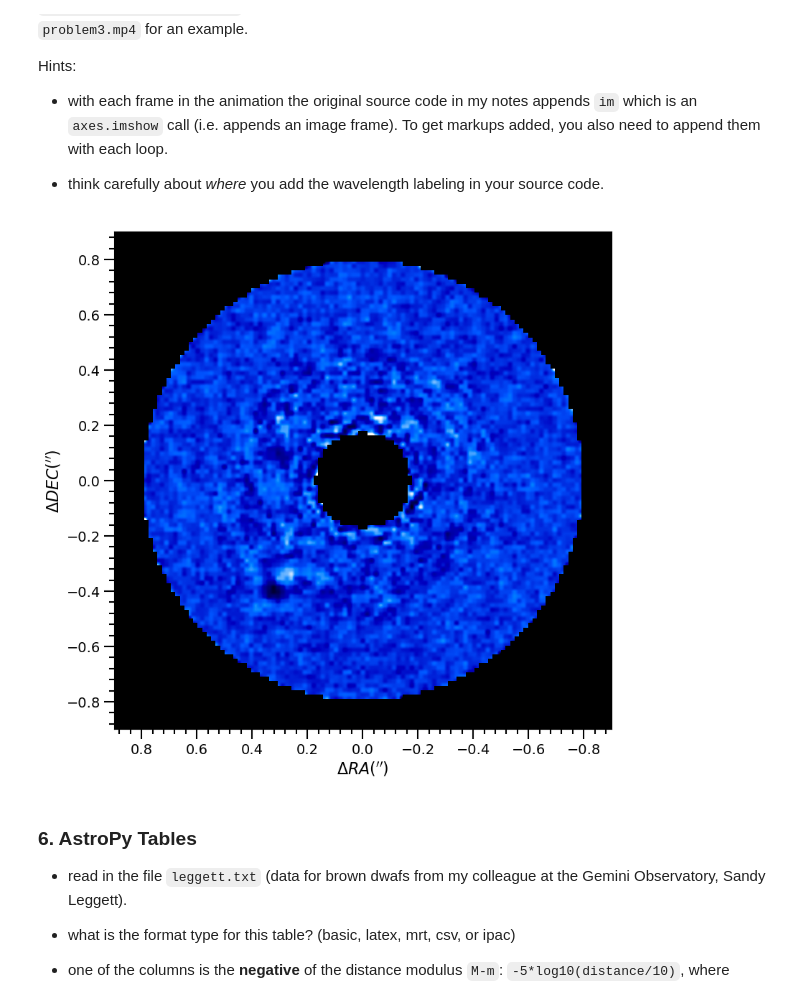
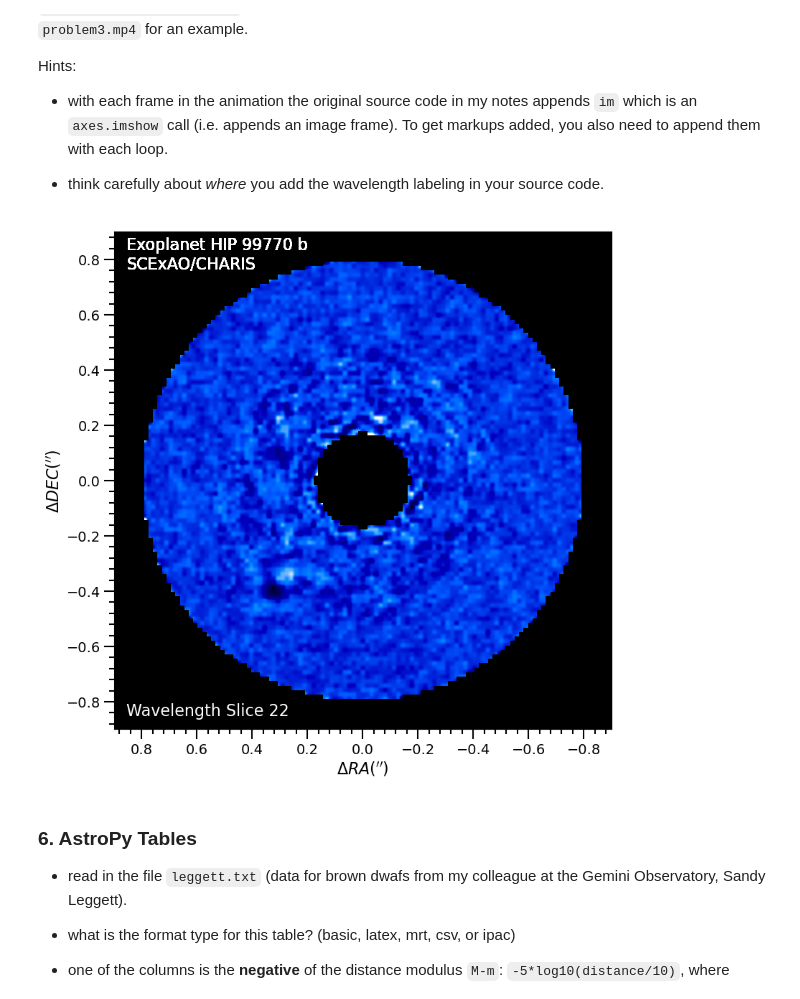
Before and after one commit to astroseandillon/Python-for-data-analysis, a Jupyter notebook: Dillon_Sean_HW_W13.ipynb, the cells around one changed output. Cells and saved outputs as stored; diff of their text form; code cells hidden in the pictures.

````diff
--- a/Dillon_Sean_HW_W13.ipynb
+++ b/Dillon_Sean_HW_W13.ipynb
@@ -122,6 +126,8 @@ import matplotlib as mpl
 import matplotlib.pyplot as plt
 from matplotlib import ticker, rcParams, animation
 from matplotlib.ticker import MultipleLocator,AutoMinorLocator
+import numpy as np
+from astropy.io import fits
 
 R,G,B,A = mpl.cm.get_cmap('gist_heat')(np.linspace(0.0,1.0,256)).T
 color_vals = np.array([B,G,R,A]).T
@@ -158,37 +164,40 @@ axes.set_xlabel('$\Delta RA(^{\prime\prime})$',fontsize=16)
 axes.set_ylabel('$\Delta DEC(^{\prime\prime})$',fontsize=16)
  #axes.text(0.95*rmax,0.85*rmax,'Exoplanet HIP 99770 b\nSCExAO/CHARIS',fontsize=16,color='w')
  #axes.scatter(0,0,marker='*',c='yellow',edgecolor='black',s=500)
+wavelength_text = axes.text(0.95*rmax, -0.85*rmax, '', fontsize=16, color='w')
+wavelength_counter = [axes.text(0.95*rmax, -0.85, f'Wavelength Slice {i+1}',
+                              fontsize=16, color='w', animated=True) for i in range(0, n_lambda)]
 
 for i in range(0,n_lambda):
     climsp=np.nanpercentile(data_cube[i,:,:],[0,99.9])
     clims=[-1.5*climsp[1],climsp[1]]
     interpval='hanning'
 
     im=axes.imshow(data_cube[i,:,:],animated=True,clim=clims,origin='lower',extent=[fullext_image,-1*fullext_image,-1*fullext_image,fullext_image],interpolation=interpval,cmap=cmapval)
-
+    axes.text(0.95*rmax,0.85*rmax,'Exoplanet HIP 99770 b \nSCExAO/CHARIS', fontsize=16,color='w')
     if i== 0:
         im=axes.imshow(data_cube[i,:,:],clim=clims,origin='lower',extent=[fullext_image,-1*fullext_image,-1*fullext_image,fullext_image],interpolation=interpval,cmap=cmapval)
-    immovie.append([im])
+    immovie.append([im, wavelength_counter[i]])
 
 
 ani = animation.ArtistAnimation(fig,immovie,interval=50, blit=False,
                                  repeat_delay=50,repeat=True)
 
 
  #plt.rcParams['animation.ffmpeg_path'] = 'my/path/to/ffmpeg'
     #this is my path
 plt.rcParams['animation.ffmpeg_path'] = '/usr/local/bin/ffmpeg'
 
 writergif = animation.PillowWriter(fps=5)
 ani.save('ex1_6.gif',writer=writergif)
 # mywriter=animation.FFMpegWriter(fps=5,extra_args=['-vcodec', 'libx264'])
 # ani.save('ex1_6.mp4',writer=mywriter)
 
 plt.show()
 #```
 #![](./code/sect1/files/ex1_6.gif)
 # %% [output]
-[figure, old version]
+[figure, new version]
 # %% [markdown]
 ### 6. AstroPy Tables
 
````
Also changed, not shown: parts of 2 cells of this notebook, 1 other file.
